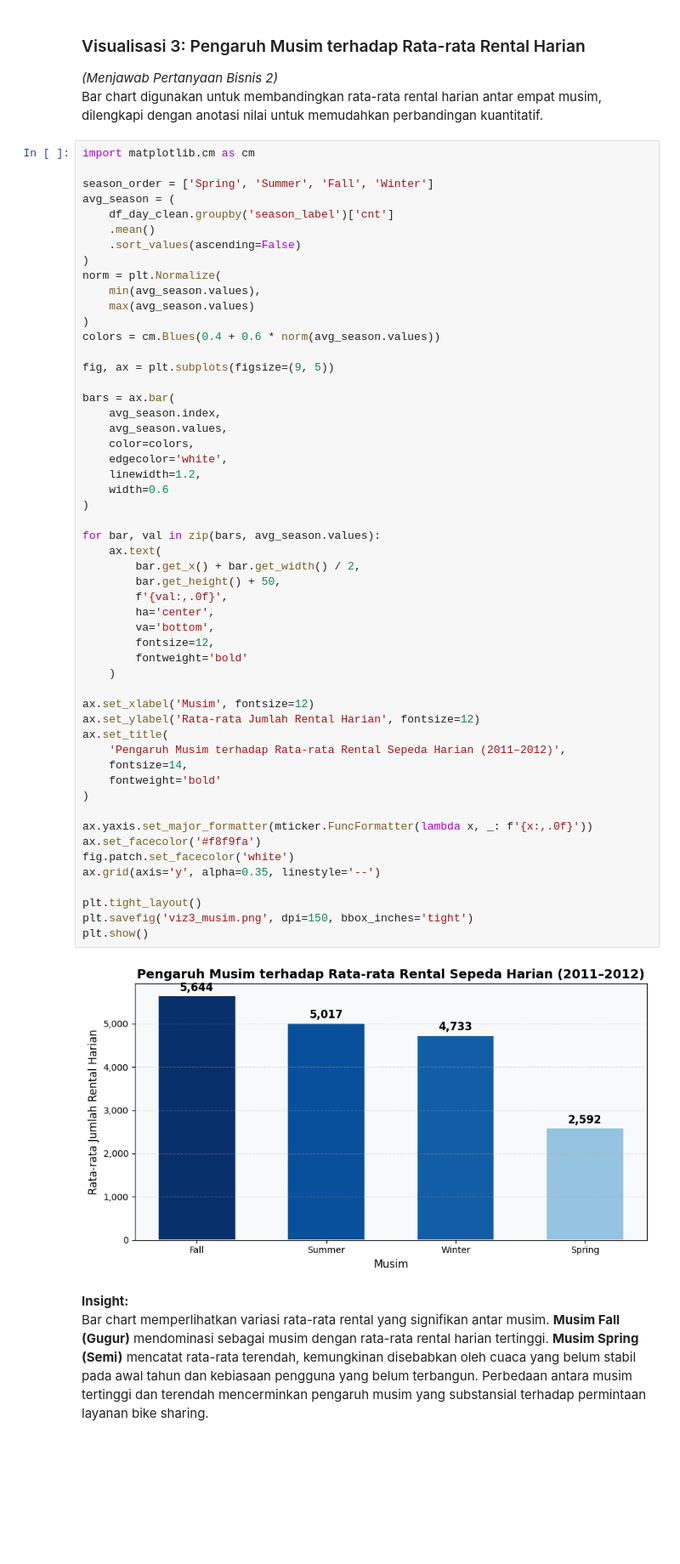
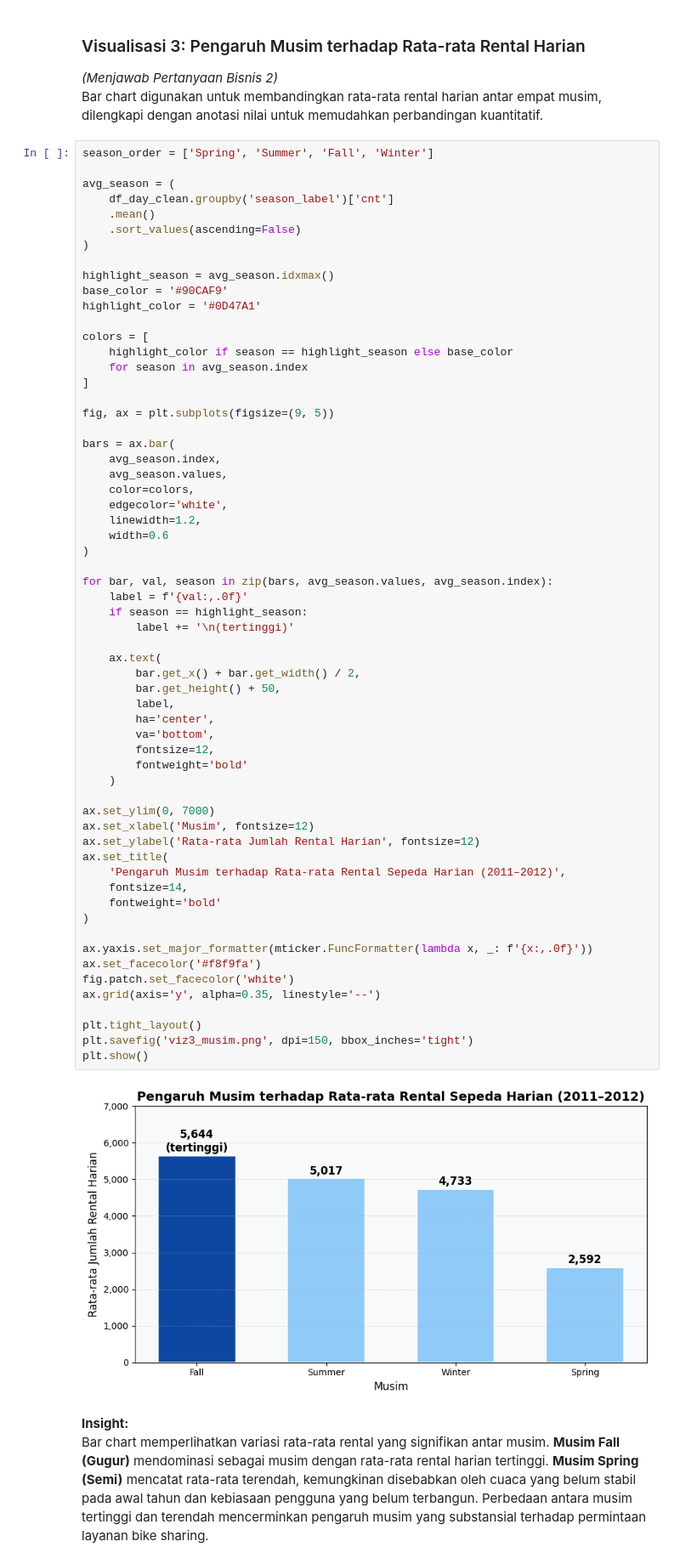
Before and after one commit to taataki/submission-talitha, a Jupyter notebook: Analisis Bike Sharing Dataset.ipynb, the cells around one changed output. Shown at 85% size. Cells and saved outputs as stored; diff of their text form; blank space fills up the shorter version.

```diff
--- a/Analisis Bike Sharing Dataset.ipynb
+++ b/Analisis Bike Sharing Dataset.ipynb
@@ -628,19 +628,22 @@ Heatmap mengonfirmasi dan memperkuat temuan pada Visualisasi 1 dengan menambahka
 *(Menjawab Pertanyaan Bisnis 2)*
 Bar chart digunakan untuk membandingkan rata-rata rental harian antar empat musim, dilengkapi dengan anotasi nilai untuk memudahkan perbandingan kuantitatif.
 # %%
-import matplotlib.cm as cm
+season_order = ['Spring', 'Summer', 'Fall', 'Winter']
 
-season_order = ['Spring', 'Summer', 'Fall', 'Winter']
 avg_season = (
     df_day_clean.groupby('season_label')['cnt']
     .mean()
     .sort_values(ascending=False)
 )
-norm = plt.Normalize(
-    min(avg_season.values),
-    max(avg_season.values)
-)
-colors = cm.Blues(0.4 + 0.6 * norm(avg_season.values))
+
+highlight_season = avg_season.idxmax()
+base_color = '#90CAF9'
+highlight_color = '#0D47A1'
+
+colors = [
+    highlight_color if season == highlight_season else base_color
+    for season in avg_season.index
+]
 
 fig, ax = plt.subplots(figsize=(9, 5))
 
@@ -652,36 +655,41 @@ bars = ax.bar(
     linewidth=1.2,
     width=0.6
 )
 
-for bar, val in zip(bars, avg_season.values):
+for bar, val, season in zip(bars, avg_season.values, avg_season.index):
+    label = f'{val:,.0f}'
+    if season == highlight_season:
+        label += '\n(tertinggi)'
+
     ax.text(
         bar.get_x() + bar.get_width() / 2,
         bar.get_height() + 50,
-        f'{val:,.0f}',
+        label,
         ha='center',
         va='bottom',
         fontsize=12,
         fontweight='bold'
     )
 
+ax.set_ylim(0, 7000)
 ax.set_xlabel('Musim', fontsize=12)
 ax.set_ylabel('Rata-rata Jumlah Rental Harian', fontsize=12)
 ax.set_title(
     'Pengaruh Musim terhadap Rata-rata Rental Sepeda Harian (2011–2012)',
     fontsize=14,
     fontweight='bold'
 )
 
 ax.yaxis.set_major_formatter(mticker.FuncFormatter(lambda x, _: f'{x:,.0f}'))
 ax.set_facecolor('#f8f9fa')
 fig.patch.set_facecolor('white')
 ax.grid(axis='y', alpha=0.35, linestyle='--')
 
 plt.tight_layout()
 plt.savefig('viz3_musim.png', dpi=150, bbox_inches='tight')
 plt.show()
 # %% [output]
-[figure, old version]
+[figure, new version]
 # %% [markdown]
 **Insight:**
 Bar chart memperlihatkan variasi rata-rata rental yang signifikan antar musim. **Musim Fall (Gugur)** mendominasi sebagai musim dengan rata-rata rental harian tertinggi. **Musim Spring (Semi)** mencatat rata-rata terendah, kemungkinan disebabkan oleh cuaca yang belum stabil pada awal tahun dan kebiasaan pengguna yang belum terbangun. Perbedaan antara musim tertinggi dan terendah mencerminkan pengaruh musim yang substansial terhadap permintaan layanan bike sharing.
```
Also changed, not shown: parts of 2 cells of this notebook.
